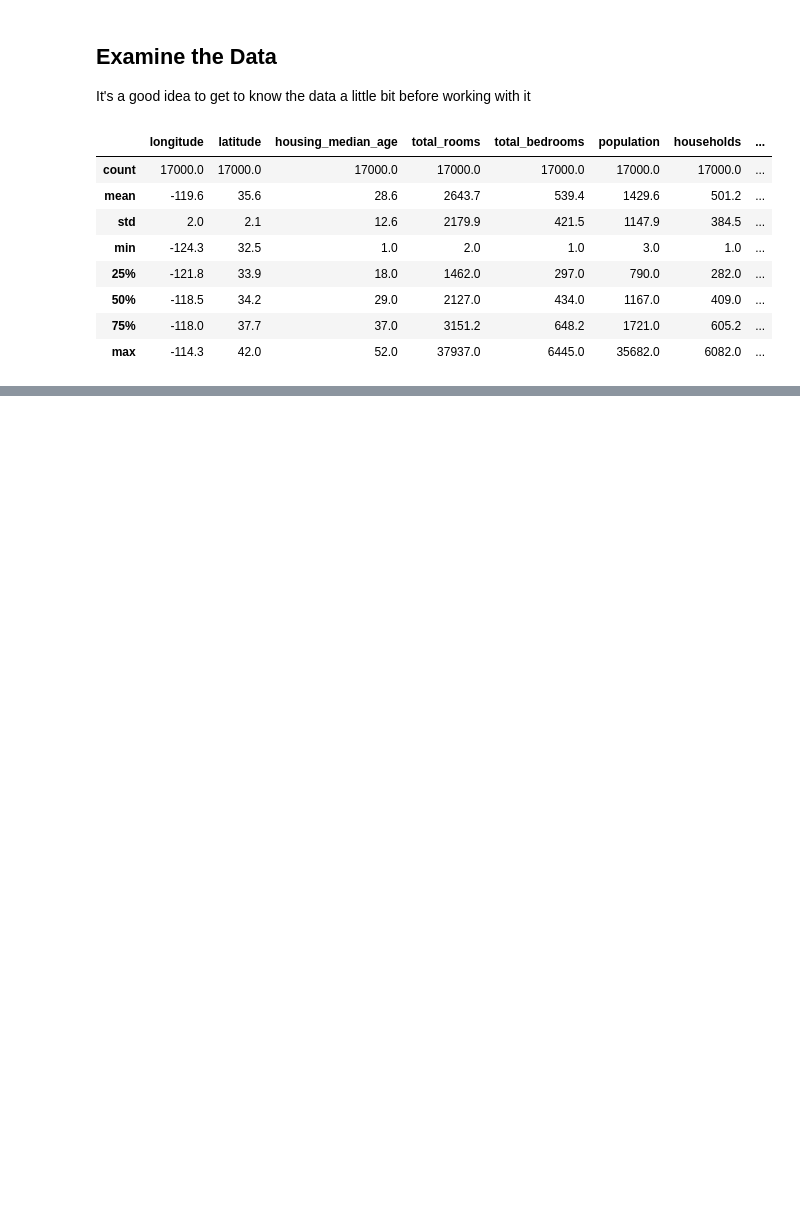
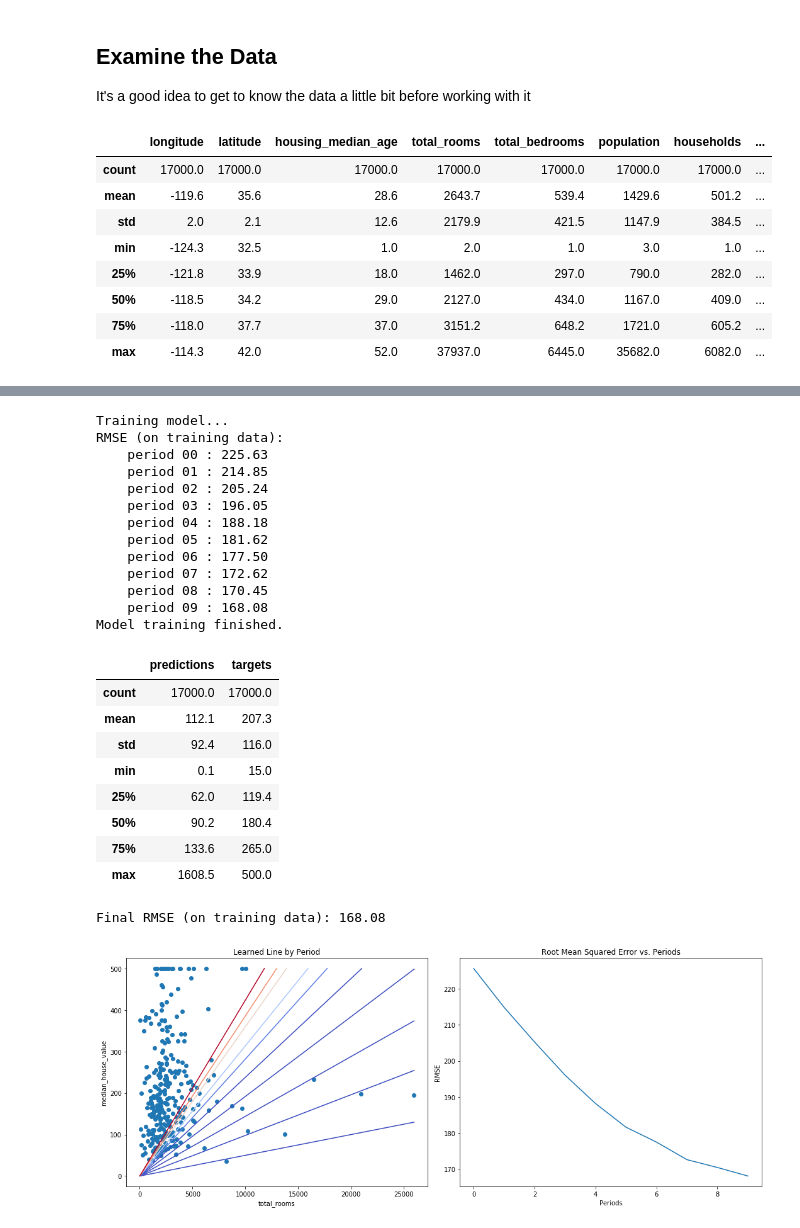
Before and after one commit to jbradbury/MLCC, a Jupyter notebook: First_Steps_with_TF.ipynb, the cells around one changed output, grey strips where cells are left out. Saved outputs shown, nothing was run; the diff lists cells and outputs as text; code cells hidden in the pictures; blank space fills up the shorter version.

```diff
--- a/First_Steps_with_TF.ipynb
+++ b/First_Steps_with_TF.ipynb
@@ -78,0 +421,31 @@ In this exercise, we'll try to predict `median_house_value`, which will be our l
+# %%
+train_model(
+    learning_rate=0.00002,
+    steps=500,
+    batch_size=5
+)
+# %% [output]
+Training model...
+RMSE (on training data):
+    period 00 : 225.63
+    period 01 : 214.85
+    period 02 : 205.24
+    period 03 : 196.05
+    period 04 : 188.18
+    period 05 : 181.62
+    period 06 : 177.50
+    period 07 : 172.62
+    period 08 : 170.45
+    period 09 : 168.08
+Model training finished.
+|  | predictions | targets |
+| count | 17000.0 | 17000.0 |
+| mean | 112.1 | 207.3 |
+| std | 92.4 | 116.0 |
+| min | 0.1 | 15.0 |
+| 25% | 62.0 | 119.4 |
+| 50% | 90.2 | 180.4 |
+| 75% | 133.6 | 265.0 |
+| max | 1608.5 | 500.0 |
+Final RMSE (on training data): 168.08
+[figure, added]
```
Also changed, not shown: parts of 34 cells of this notebook, 4 other files.
